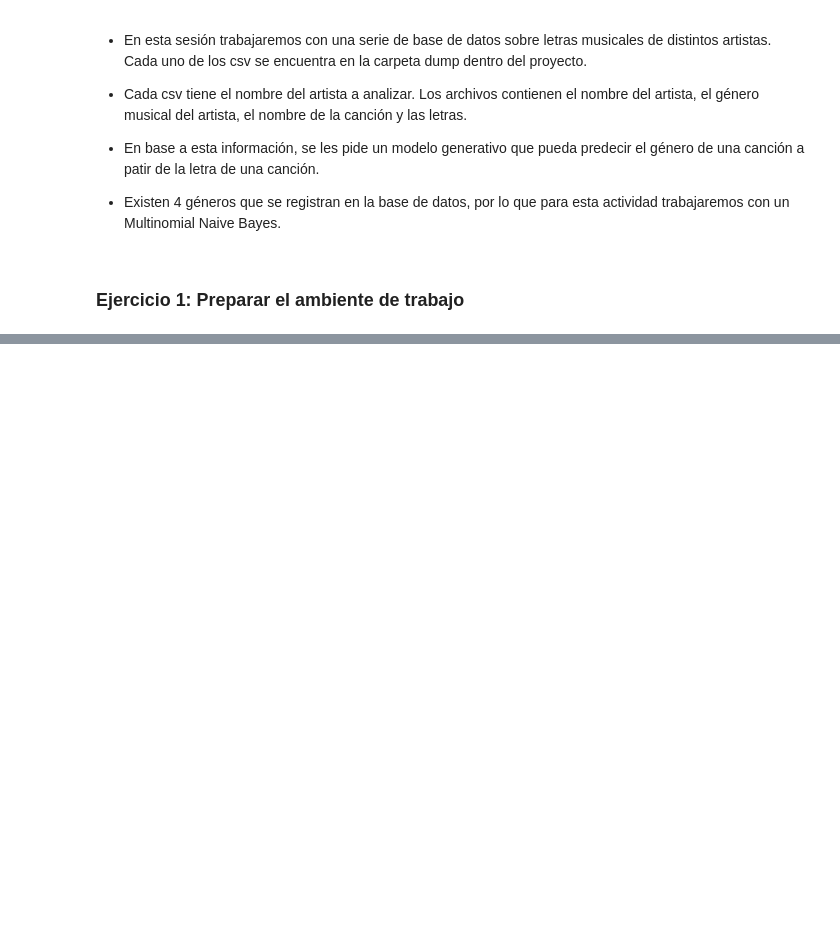
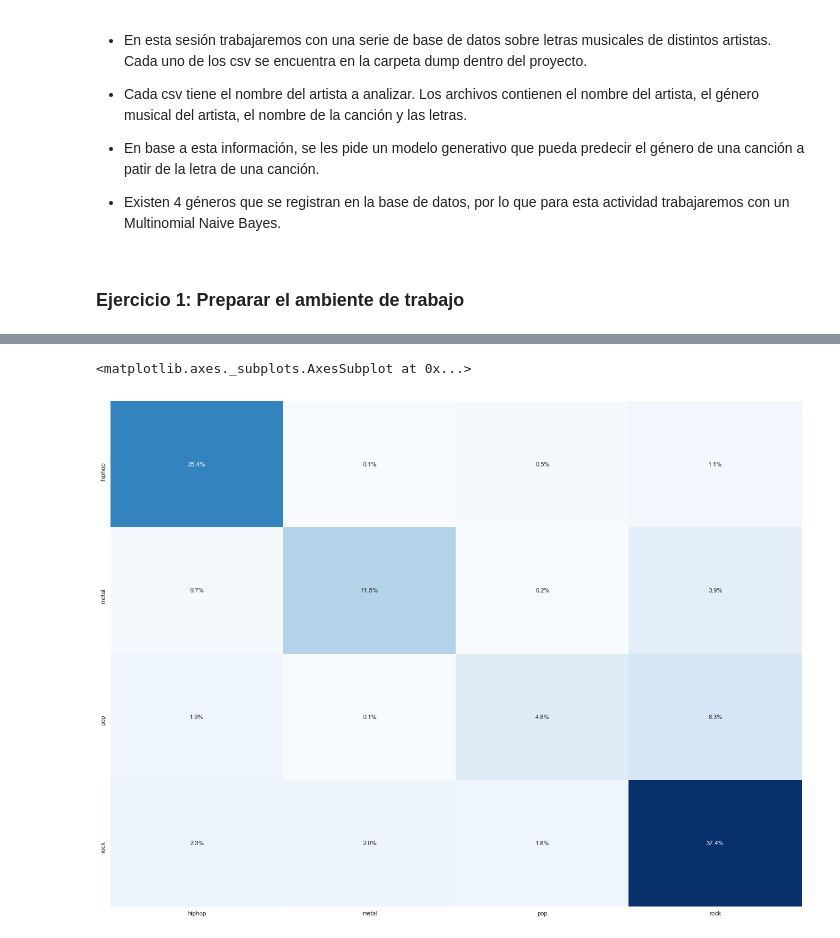
Before and after one commit to lporras/data-science-desafio, a Jupyter notebook: 3-modulo-machine-learning/sesion-03/Desafío 3 - Naive Bayes.ipynb, the cells around one changed output, grey strips where cells are left out. Cells and saved outputs as stored; diff of their text form; code cells hidden in the pictures; blank space fills up the shorter version.

```diff
--- a/3-modulo-machine-learning/sesion-03/Desafío 3 - Naive Bayes.ipynb
+++ b/3-modulo-machine-learning/sesion-03/Desafío 3 - Naive Bayes.ipynb
@@ -29,0 +219,10 @@ Luis Porras
+# %%
+y = df['genre']
+X = df['lyrics']
+
+X_train, X_test, y_train, y_test, = train_test_split(X, y, test_size = 0.4, random_state = 240008947)
+
+pipeline_model = Pipeline([('counter', CountVectorizer(stop_words='english')),
+                            ('model', MultinomialNB())])
+
+pipeline_model.fit(X_train, y_train)
@@ -29,0 +251,4 @@ Luis Porras
+# %%
+# Reporte de clasificación
+y_hat = pipeline_model.predict(X_test)
+print(classification_report(y_test, y_hat))
@@ -29,0 +266,9 @@ Luis Porras
+# %%
+# Matriz de confución:
+
+cnf = confusion_matrix(y_test, y_hat) / len(y_test)
+
+sns.heatmap(cnf, xticklabels=pipeline_model.classes_, yticklabels=pipeline_model.classes_, annot=True, fmt=".1%", cbar=False, cmap='Blues')
+# %% [output]
+<matplotlib.axes._subplots.AxesSubplot at 0x...>
+[figure, added]
```
Also changed, not shown: parts of 26 cells of this notebook, 1 other file.
